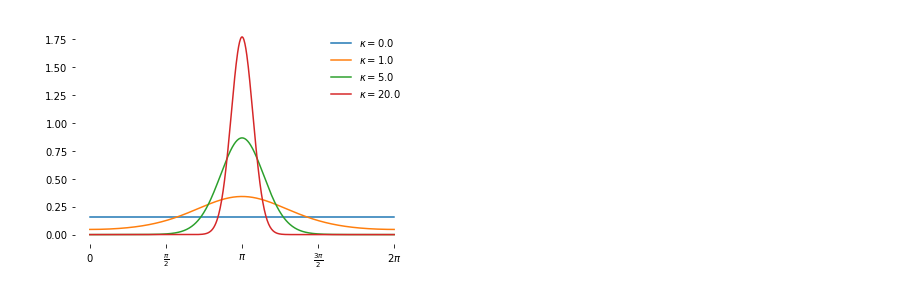
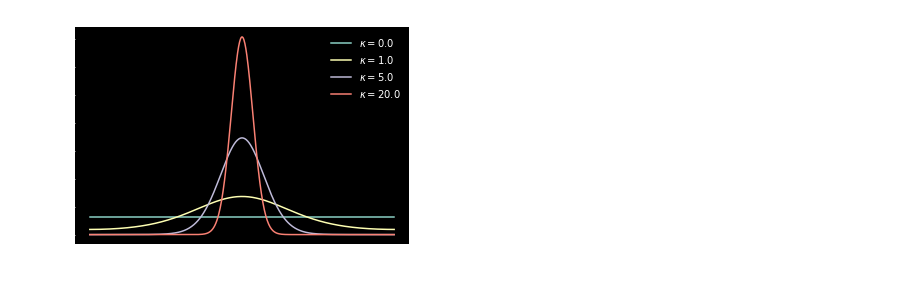
Before and after one commit to sergeyprokudin/BiternionNet, a Jupyter notebook: Von_Mises_Distribution_Demo.ipynb, the cells around one changed output. Cells and saved outputs as stored; diff of their text form; code cells hidden in the pictures.

```diff
--- a/Von_Mises_Distribution_Demo.ipynb
+++ b/Von_Mises_Distribution_Demo.ipynb
@@ -4,27 +4,31 @@ pi = np.pi
 #from numpy.random import vonmises
 from scipy.stats import vonmises
 import matplotlib.pyplot as plt
+plt.style.use('dark_background')
 %matplotlib inline
 # %%
 x = np.arange(0, 2*np.pi, 0.01)
+
+ax = plt.subplot(111)
 
 xticks = [0., .5*np.pi, np.pi, 1.5*np.pi, 2*np.pi]
 xticks_labels = ["$0$", r"$\frac{\pi}{2}$", r"$\pi$", r"$\frac{3\pi}{2}$", r"$2\pi$"]
 
-plt.xticks((xticks), xticks_labels)
+ax.set_xticks((xticks), xticks_labels)
+ax.set_xticklabels(xticks_labels)
 
 kappas = [0.00001, 1, 5, 20]
 
 for kappa in kappas:
     vm_pdf = vonmises.pdf(x, loc=pi, kappa=kappa)
-    plt.plot(x, vm_pdf, label="$\kappa = %.1f$"%kappa)
+    ax.plot(x, vm_pdf, label="$\kappa = %.1f$"%kappa)
 
 
 for spine in plt.gca().spines.values():
     spine.set_visible(False)
 
-plt.legend(frameon=False)
+ax.legend(frameon=False)
 
-plt.savefig('von_mises_demo.png', dpi = 1000)
+plt.savefig('von_mises_demo.png', dpi = 100)
 # %% [output]
-[figure, old version]
+[figure, new version]
```
Also changed, not shown: parts of 3 cells of this notebook, 15 other files.
